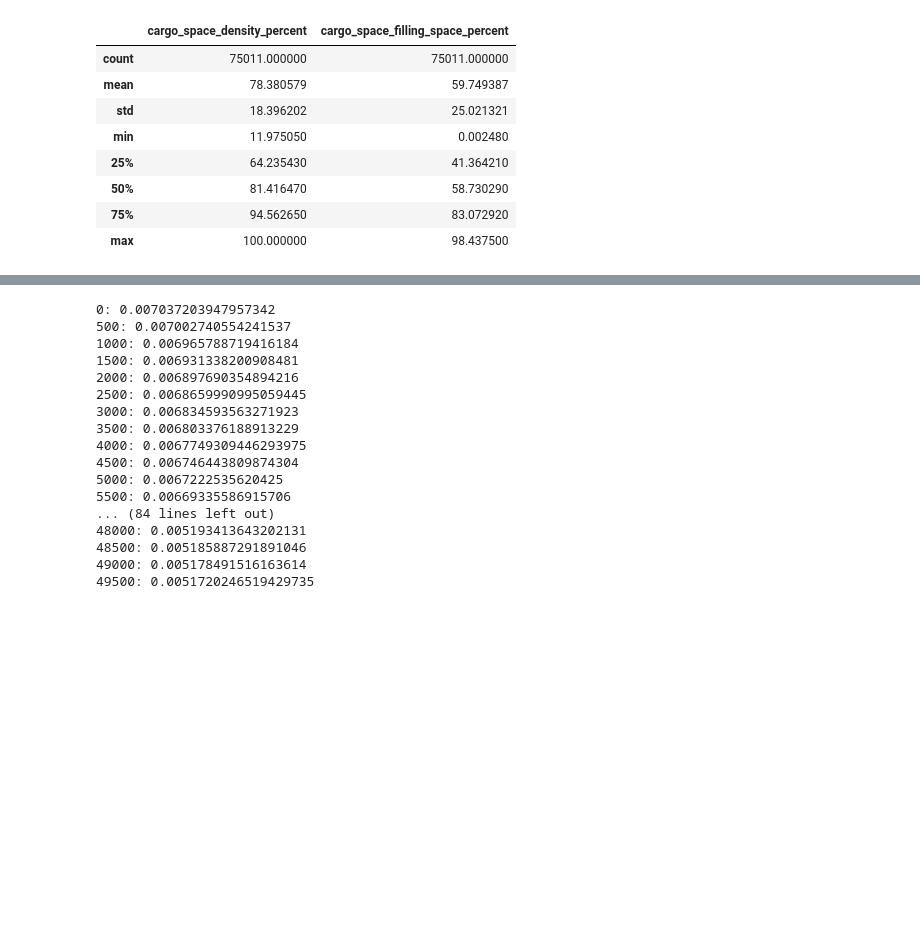
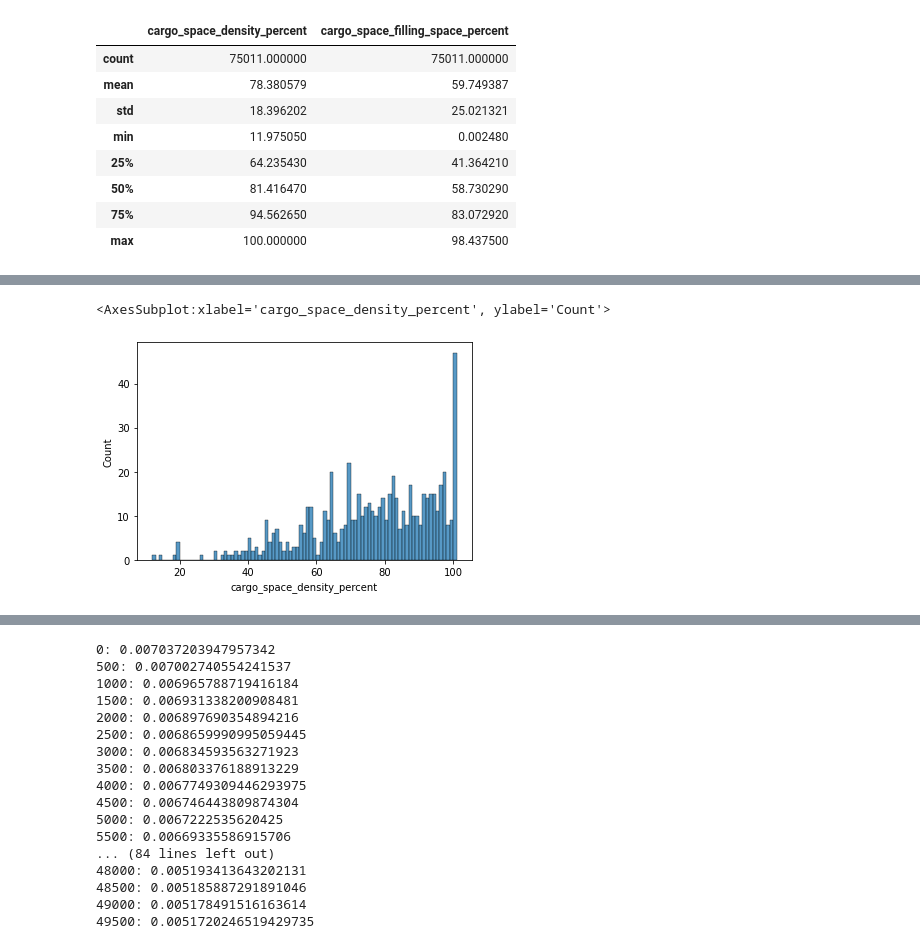
Before and after one commit to esvesv/gaprix, a Jupyter notebook: Untitled.ipynb, the cells around one changed output, grey strips where cells are left out. Saved outputs shown, nothing was run; the diff lists cells and outputs as text; code cells hidden in the pictures; blank space fills up the shorter version.

```diff
--- a/Untitled.ipynb
+++ b/Untitled.ipynb
@@ -180,3 +183,8 @@ df[['cargo_space_density_percent', 'cargo_space_filling_space_percent']].describ
+# %%
+sns.histplot(df.groupby('kit_id')['cargo_space_density_percent'].mean(), binwidth=1)
+# %% [output]
+<AxesSubplot:xlabel='cargo_space_density_percent', ylabel='Count'>
+[figure, added]
 # %%
 dataset = {}
 kits = df.kit_id.unique()
```
Also changed, not shown: parts of 19 cells of this notebook, 1 other file.
